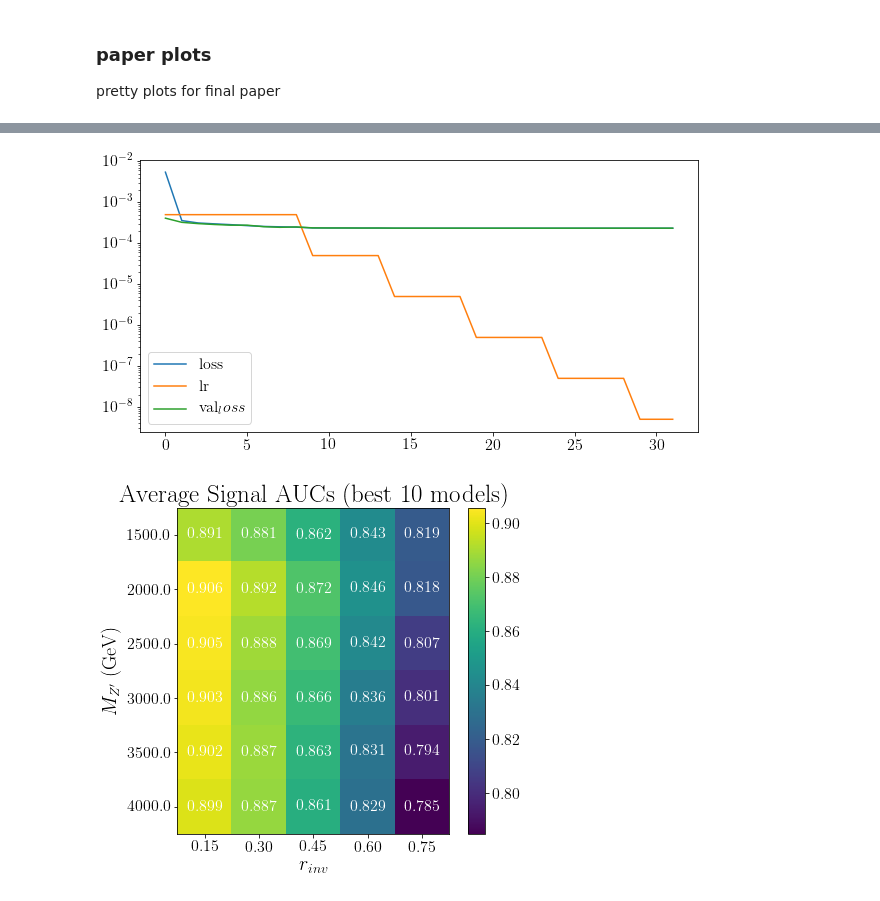
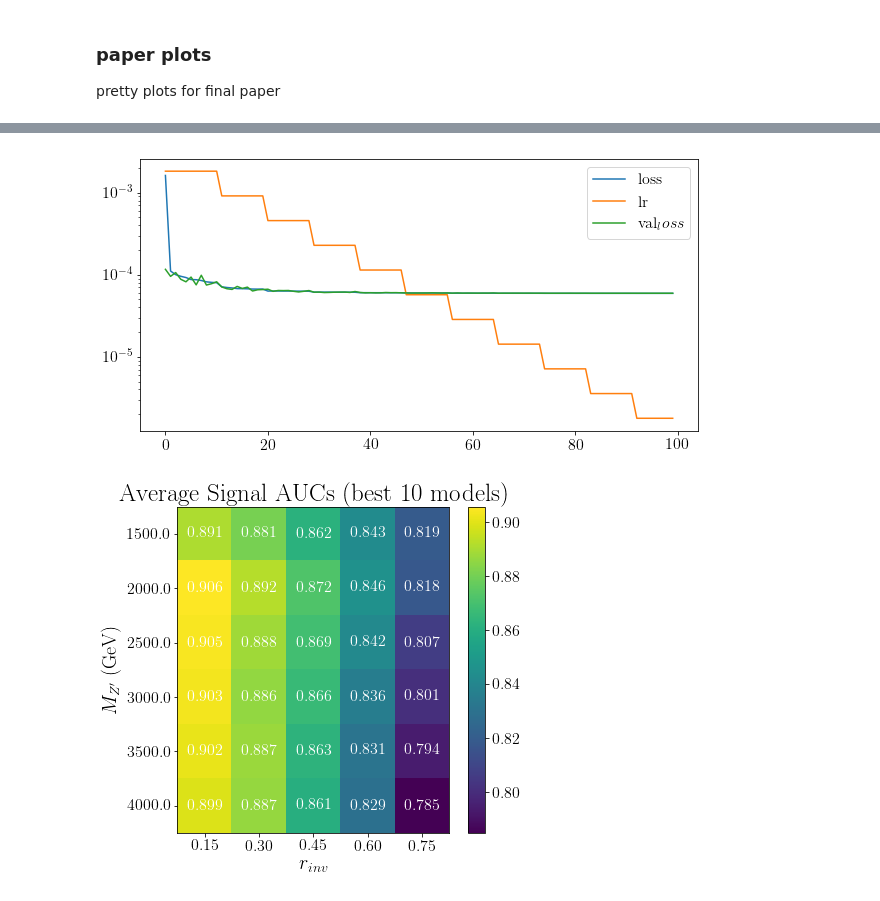
Before and after one commit to luclepot/SVJ, a Jupyter notebook: newplots.ipynb, the cells around one changed output, grey strips where cells are left out. Saved outputs shown, nothing was run; the diff lists cells and outputs as text; code cells hidden in the pictures.

Commit message:
updates to plots and generating more TEST files

```diff
--- a/newplots.ipynb
+++ b/newplots.ipynb
@@ -103,12 +100,12 @@ def check_training(filepath):
     return pd.DataFrame(vals, index=idx)
 # %%
 fig,ax=plt.subplots(figsize=(10,5))
-d = check_training('hlf_eflow3_7_v3')
+d = check_training('hlf_eflow3_7_v322')
 d.plot(ax=ax)
 plt.yscale('log')
 plt.show()
 # %% [output]
-[figure, old version]
+[figure, new version]
 # %%
 l = {}
 for f in glob.glob('TEST/*'):
```
Also changed, not shown: parts of 5 cells of this notebook, 1 other file.
